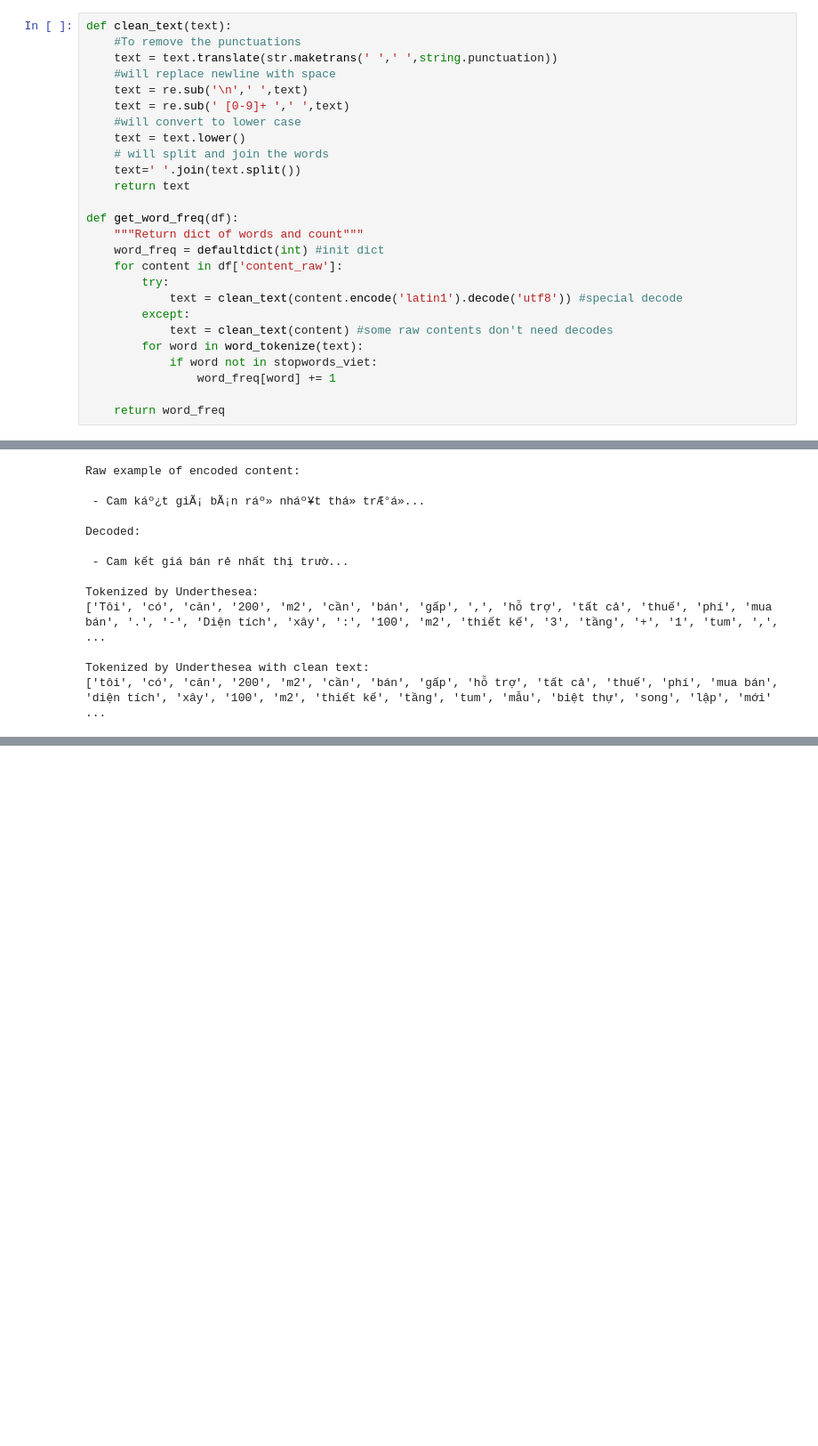
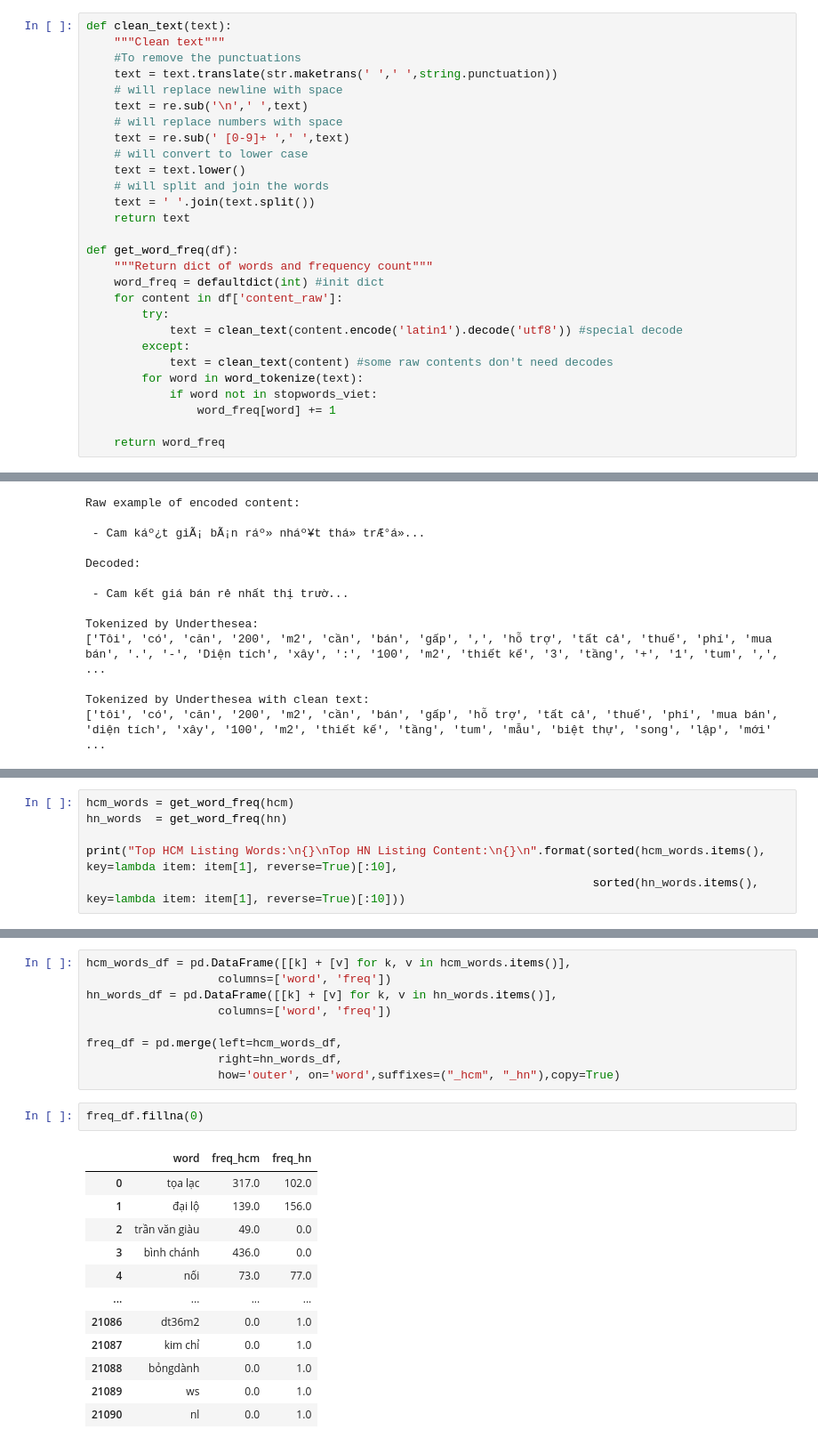
Before and after one commit to taidnguyen/scraper-batdongsan, a Jupyter notebook: analysis/trends.ipynb, the cells around one changed output, grey strips where cells are left out. Shown: that part at 89% size. Saved outputs shown, nothing was run; the diff lists cells and outputs as text; blank space fills up the shorter version.

```diff
--- a/analysis/trends.ipynb
+++ b/analysis/trends.ipynb
@@ -374,19 +374,21 @@ for i in data['title_raw'][:10]:
 ['doi_song']: Tây Hồ Residence ngay Hồ Tây ra bảng hàng tầng cao 4 mặt view Hồ giá từ 3,3 tỷ /căn, full nội thất
 # %%
 def clean_text(text):
+    """Clean text"""
     #To remove the punctuations
     text = text.translate(str.maketrans(' ',' ',string.punctuation))
-    #will replace newline with space
+    # will replace newline with space
     text = re.sub('\n',' ',text)
+    # will replace numbers with space
     text = re.sub(' [0-9]+ ',' ',text)
-    #will convert to lower case
+    # will convert to lower case
     text = text.lower()
     # will split and join the words
-    text=' '.join(text.split())
+    text = ' '.join(text.split())
     return text
 
 def get_word_freq(df):
-    """Return dict of words and count"""
+    """Return dict of words and frequency count"""
     word_freq = defaultdict(int) #init dict
     for content in df['content_raw']:
         try:
@@ -477,0 +437,6 @@ sorted(b.items(), key=lambda item: item[1], reverse=True)[:30]
+# %%
+hcm_words = get_word_freq(hcm)
+hn_words  = get_word_freq(hn)
+
+print("Top HCM Listing Words:\n{}\nTop HN Listing Content:\n{}\n".format(sorted(hcm_words.items(), key=lambda item: item[1], reverse=True)[:10],
+                                                                         sorted(hn_words.items(), key=lambda item: item[1], reverse=True)[:10]))
@@ -477,0 +448,24 @@ sorted(b.items(), key=lambda item: item[1], reverse=True)[:30]
+# %%
+hcm_words_df = pd.DataFrame([[k] + [v] for k, v in hcm_words.items()],
+                   columns=['word', 'freq'])
+hn_words_df = pd.DataFrame([[k] + [v] for k, v in hn_words.items()],
+                   columns=['word', 'freq'])
+
+freq_df = pd.merge(left=hcm_words_df,
+                   right=hn_words_df,
+                   how='outer', on='word',suffixes=("_hcm", "_hn"),copy=True)
+# %%
+freq_df.fillna(0)
+# %% [output]
+|  | word | freq_hcm | freq_hn |
+| 0 | tọa lạc | 317.0 | 102.0 |
+| 1 | đại lộ | 139.0 | 156.0 |
+| 2 | trần văn giàu | 49.0 | 0.0 |
+| 3 | bình chánh | 436.0 | 0.0 |
+| 4 | nối | 73.0 | 77.0 |
+| ... | ... | ... | ... |
+| 21086 | dt36m2 | 0.0 | 1.0 |
+| 21087 | kim chỉ | 0.0 | 1.0 |
+| 21088 | bỏngdành | 0.0 | 1.0 |
+| 21089 | ws | 0.0 | 1.0 |
+| 21090 | nl | 0.0 | 1.0 |
```
Also changed, not shown: parts of 18 cells of this notebook.
